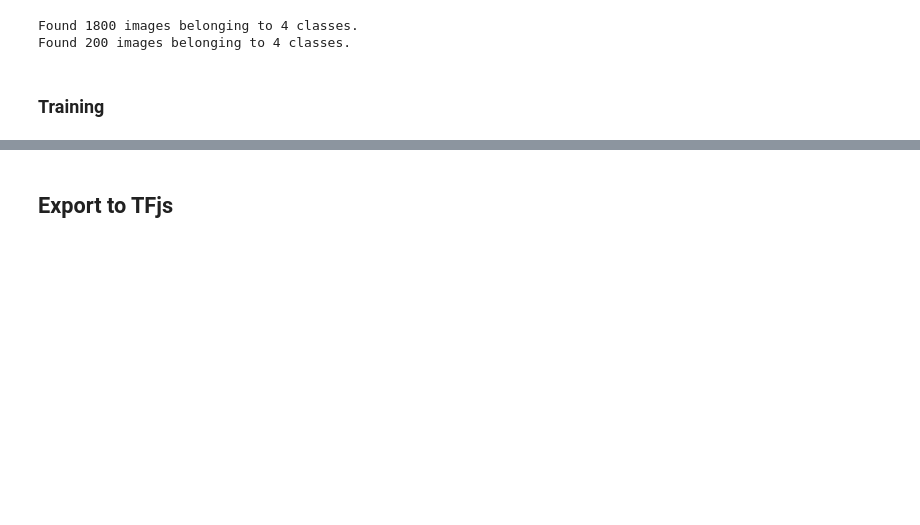
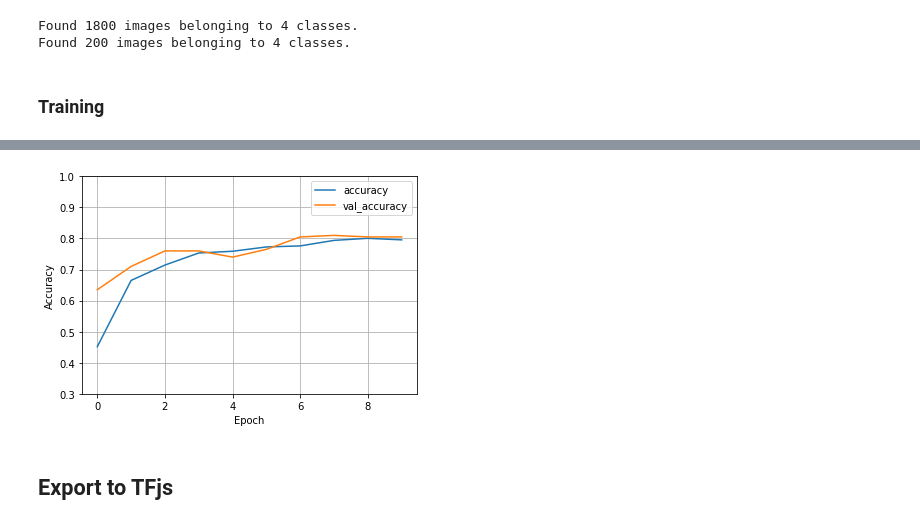
Before and after one commit to pfelesova/dat.veda, a Jupyter notebook: 2021_10_14_Transfer_Learning_DogsAndCats.ipynb, the cells around one changed output, grey strips where cells are left out. Cells and saved outputs as stored; diff of their text form; code cells hidden in the pictures; blank space fills up the shorter version.

```diff
--- a/2021_10_14_Transfer_Learning_DogsAndCats.ipynb
+++ b/2021_10_14_Transfer_Learning_DogsAndCats.ipynb
@@ -71,7 +67,7 @@ for layer in base_model.layers:
     layer.trainable = False
 
 x = tf.keras.layers.GlobalAveragePooling2D()(base_model.output)
-x = tf.keras.layers.Dropout(0.2)(x)
+x = tf.keras.layers.Dropout(0.5)(x)
 outputs = tf.keras.layers.Dense(units=4, activation="softmax")(x)
 
 model = tf.keras.Model(inputs=base_model.input, outputs=outputs)
@@ -139,3 +135,16 @@ Epoch 10/10
+# %%
+def plot_loss(history, ylim=(0,1)):
+  plt.plot(history.history['accuracy'], label='accuracy')
+  plt.plot(history.history['val_accuracy'], label='val_accuracy')
+  plt.ylim(ylim)
+  plt.xlabel('Epoch')
+  plt.ylabel('Accuracy')
+  plt.legend()
+  plt.grid(True)
+
+plot_loss(history, ylim=(0.3, 1))
+# %% [output]
+[figure, added]
 # %% [markdown]
 ## Export to TFjs
 # %%
```
Also changed, not shown: parts of 3 cells of this notebook.
